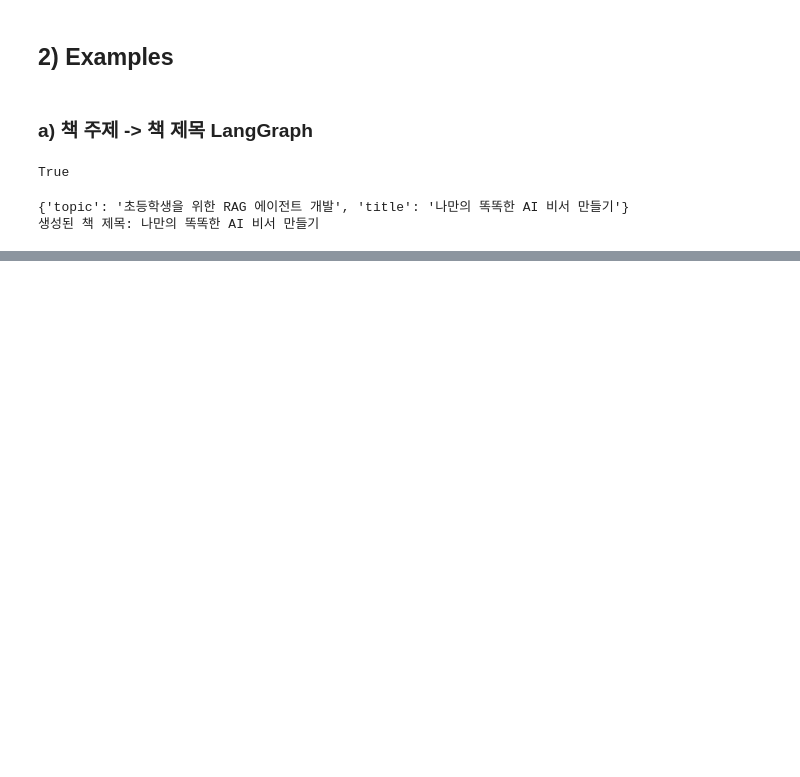
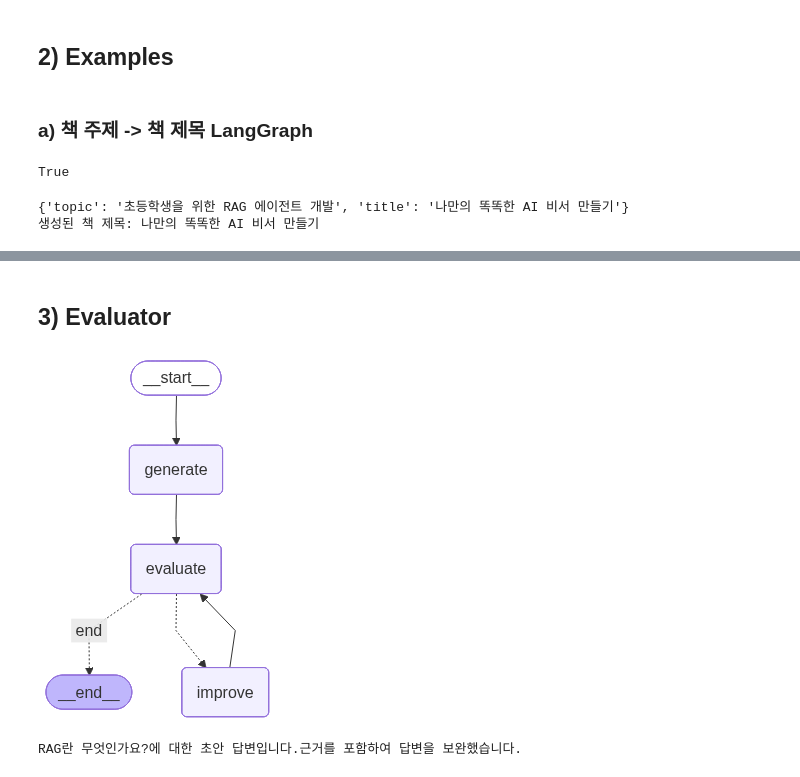
Before and after one commit to hanvv3/potenup3-04_Agent, a Jupyter notebook: 09_LangGraph.ipynb, the cells around one changed output, grey strips where cells are left out. Saved outputs shown, nothing was run; the diff lists cells and outputs as text; code cells hidden in the pictures; blank space fills up the shorter version.

```diff
--- a/09_LangGraph.ipynb
+++ b/09_LangGraph.ipynb
@@ -162,0 +468,2 @@ print("생성된 책 제목:", result["title"])
+# %% [markdown]
+## 3) Evaluator
@@ -162,0 +520,39 @@ print("생성된 책 제목:", result["title"])
+# %%
+graph_builder = StateGraph(State)
+
+graph_builder.add_node('generate', generate_answer_node)
+graph_builder.add_node('evaluate', evaluate_answer_node)
+graph_builder.add_node('improve', improve_answer_node)
+
+graph_builder.set_entry_point('generate')
+
+graph_builder.add_edge('generate', 'evaluate')
+
+graph_builder.add_conditional_edges(
+    'evaluate',
+    route_after_evaluation,
+    {
+        'improve': 'improve',
+        'end': END
+    }
+)
+
+graph_builder.add_edge('improve', 'evaluate')
+
+graph = graph_builder.compile()
+graph
+# %% [output]
+[figure, added]
+# %%
+result = graph.invoke(
+    {
+        'question': "RAG란 무엇인가요?",
+        'answer': "",
+        'evaluation': "",
+        'retry_count': 0
+    }
+)
+
+print(result["answer"])
+# %% [output]
+RAG란 무엇인가요?에 대한 초안 답변입니다.근거를 포함하여 답변을 보완했습니다.
```
Also changed, not shown: parts of 27 cells of this notebook.
